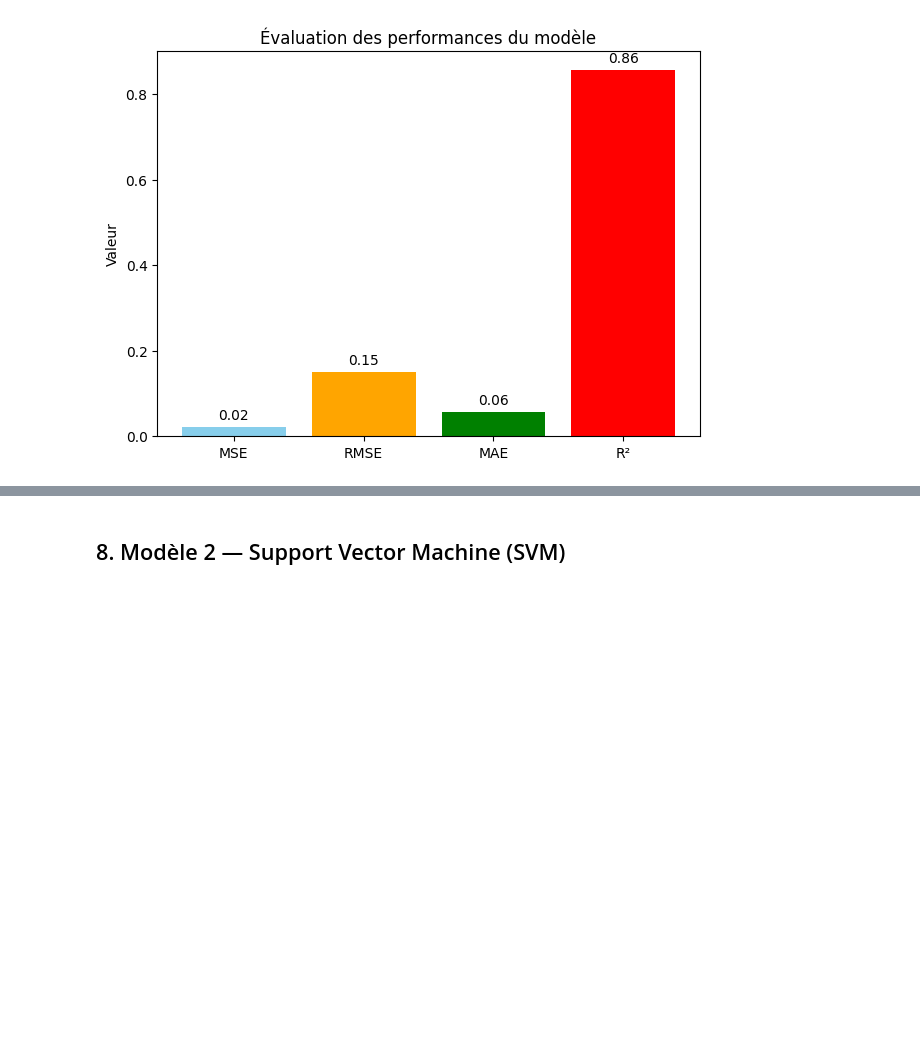
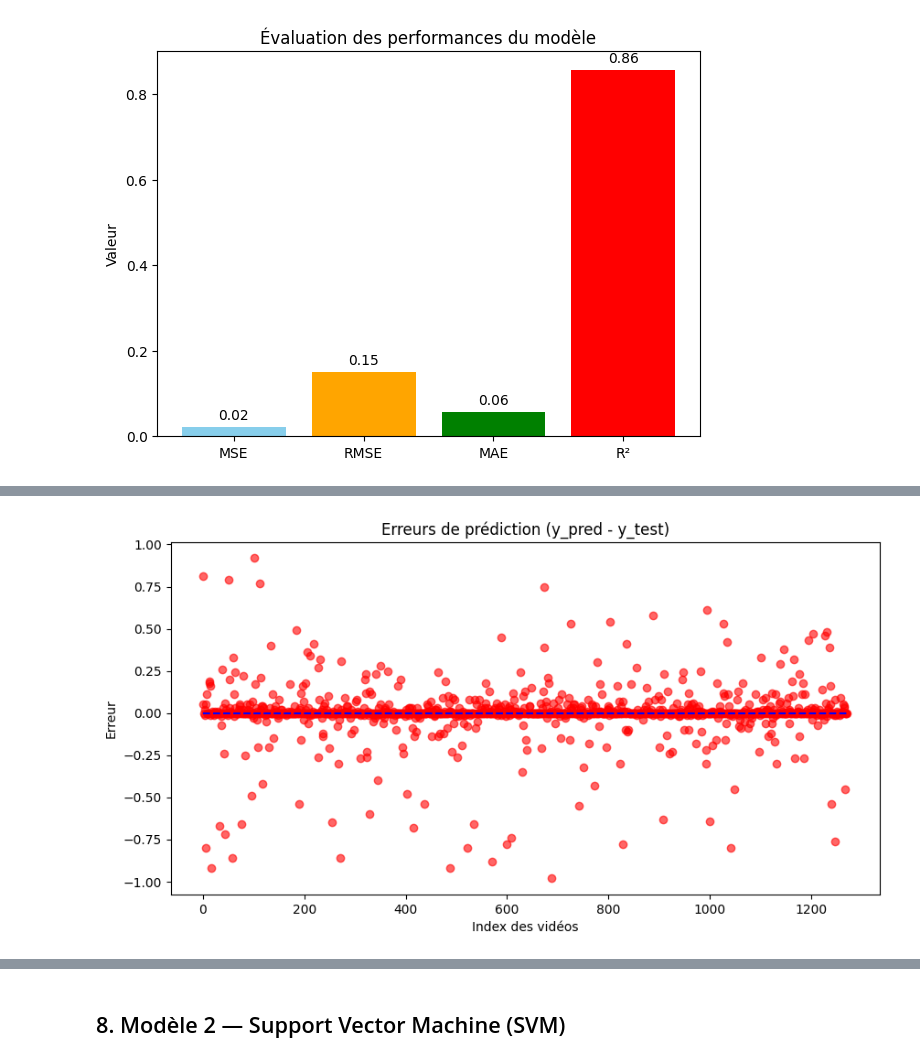
Before and after one commit to Fadila04/classification-IA, a Jupyter notebook: projet-ml-youtube-trending-68b010e7b5bc2532236423.ipynb, the cells around one changed output, grey strips where cells are left out. Saved outputs shown, nothing was run; the diff lists cells and outputs as text; code cells hidden in the pictures; blank space fills up the shorter version.

Commit message:
Visualisation des erreurs

```diff
--- a/projet-ml-youtube-trending-68b010e7b5bc2532236423.ipynb
+++ b/projet-ml-youtube-trending-68b010e7b5bc2532236423.ipynb
@@ -533,0 +544,15 @@ plt.show()
+# %%
+#Visualiser les erreurs (différence prédiction vs réel)
+
+# Erreurs
+errors = y_pred_proba - y_test
+
+plt.figure(figsize=(10,5))
+plt.scatter(range(len(y_test)), errors, color='red', alpha=0.6)
+plt.hlines(y=0, xmin=0, xmax=len(y_test), colors='blue', linestyles='dashed')
+plt.title("Erreurs de prédiction (y_pred - y_test)")
+plt.xlabel("Index des vidéos")
+plt.ylabel("Erreur")
+plt.show()
+# %% [output]
+[figure, added]
```
Also changed, not shown: parts of 5 cells of this notebook.
